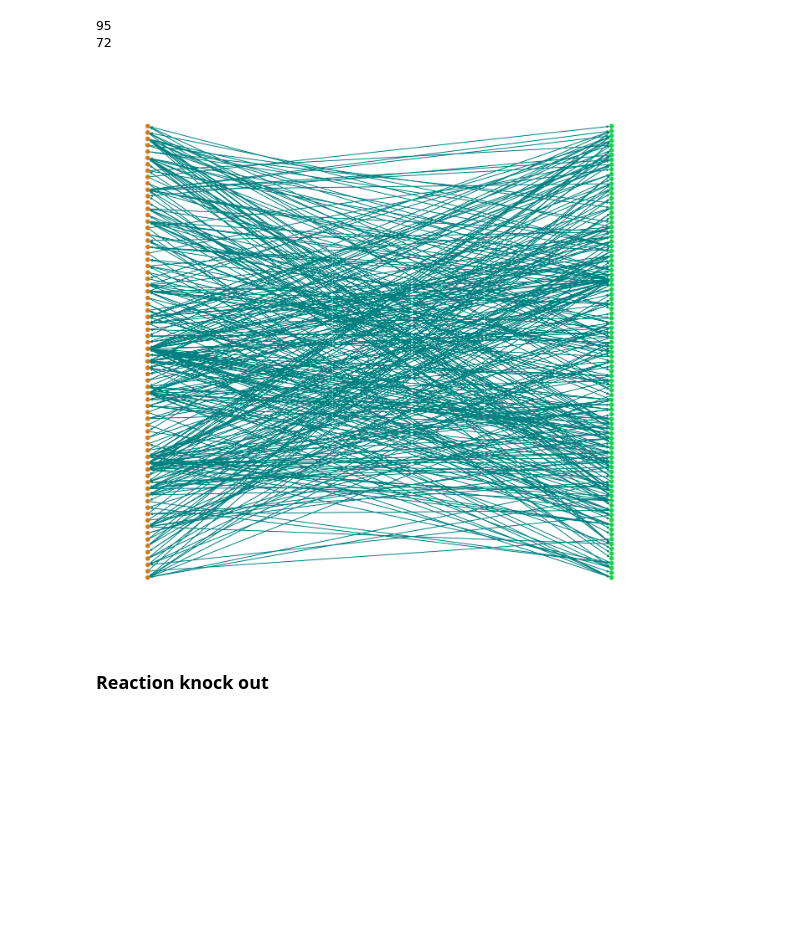
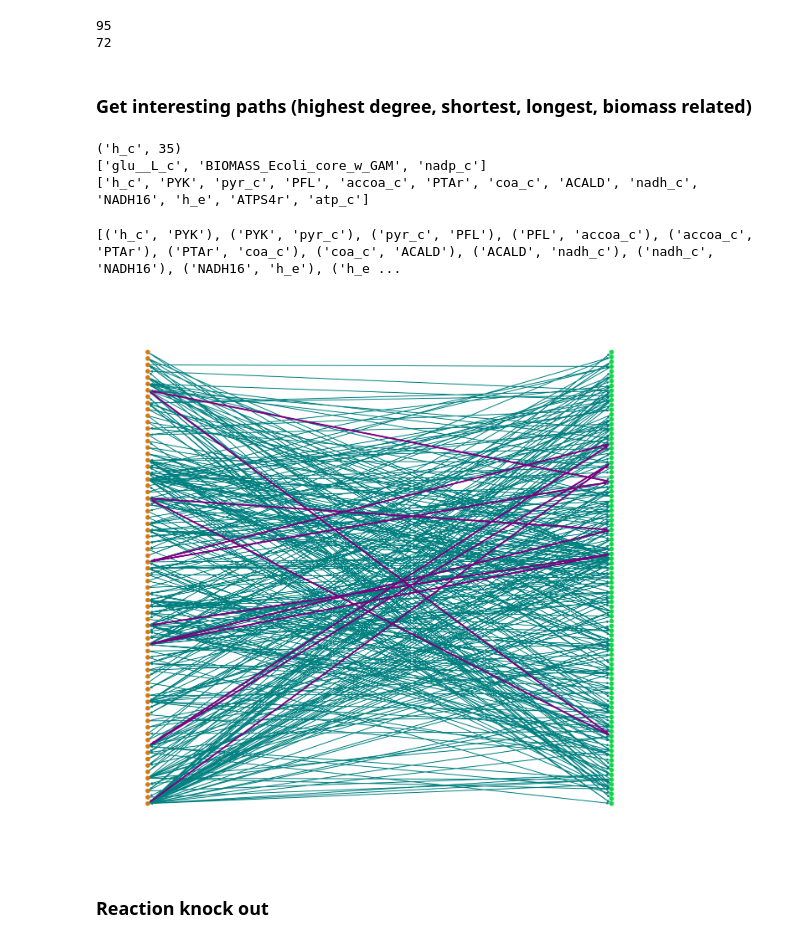
Before and after one commit to the-rich-piana/CSCI_Networks, a Jupyter notebook: Final_Project/networks_metabolism.ipynb, the cells around one changed output. Drawn from its saved outputs; the diff is of its cells as text; code cells hidden in the pictures; blank space fills up the shorter version.

Commit message:
Add path highlight, add path selection

```diff
--- a/Final_Project/networks_metabolism.ipynb
+++ b/Final_Project/networks_metabolism.ipynb
@@ -98,8 +111,43 @@ for name in rxns:
 
 #print(rxns)
 #B.add_edge('PFK', '2pg_c')
+# %% [markdown]
+<H3>Get interesting paths (highest degree, shortest, longest, biomass related) </h3>
+# %%
+#Select highest degree node in reactions and get path
+#tmodel.reactions.get_by_id("BIOMASS_Ecoli_core_w_GAM")
+max_degree = ('', 0)
+for i in B.degree():
+    if(i[0] in mbls):
+    #print(i[0])
+        if i[1] > max_degree[1]:
+            max_degree = i
+print(max_degree)
+
+biomass_path = B.in_edges('BIOMASS_Ecoli_core_w_GAM')
+#path_edges = list(zip(biomass_path,biomass_path[1:]))
+short_path = nx.shortest_path(B, source='glu__L_c', target='nadp_c')
+
+print(short_path)
+#biomass_path.append(B.out_edges('BIOMASS_Ecoli_core_w_GAM'))
+#print(short_path)
+
+#
+tmodel.reactions.get_by_id('BIOMASS_Ecoli_core_w_GAM').flux
+
+paths = nx.all_simple_paths(B, 'h_c', 'atp_c', cutoff=12)
+longest_path = []
+for i in paths:
+    if len(i) > len(longest_path):
+        longest_path = i
+    #
+print(longest_path)
+# %% [output]
+('h_c', 35)
+['glu__L_c', 'BIOMASS_Ecoli_core_w_GAM', 'nadp_c']
+['h_c', 'PYK', 'pyr_c', 'PFL', 'accoa_c', 'PTAr', 'coa_c', 'ACALD', 'nadh_c', 'NADH16', 'h_e', 'ATPS4r', 'atp_c']
 # %%
-def drawGz_circular(G,z, first_partition):
+def draw_bipartite(G,z, first_partition, input_path):
     # MODIFY THIS FUNCTION AS NEEDED
     # input  : G is a networkx graph
     #        : z is a dictionary of group labels for G's nodes
@@ -119,7 +167,13 @@ def drawGz_circular(G,z, first_partition):
         nsize  = 100
         flabel = False
 
-    nx.draw_networkx(G,edge_color='teal',with_labels=flabel,node_size=nsize,width=2,node_color=node_colors,pos = nx.bipartite_layout(G, nodes=first_partition))#pos = nx.circular_layout(G)) # draw it pretty
+    #pos = nx.draw_networkx(G,edge_color='teal',with_labels=flabel,node_size=nsize,width=2,node_color=node_colors,pos = nx.bipartite_layout(G, nodes=first_partition))#pos = nx.circular_layout(G)) # draw it pretty
+    nx.draw(G,edge_color='teal',with_labels=flabel,node_size=nsize,width=2,node_color=node_colors, pos = nx.bipartite_layout(G, nodes=first_partition))
+    pos = nx.bipartite_layout(G, nodes=first_partition)
+    path_edges = list(zip(input_path, input_path[1:]))
+    #path_edges = input_path
+    print(path_edges)
+    nx.draw_networkx_edges(G, pos=pos, edgelist=path_edges, edge_color='purple',width=4)
     limits=plt.axis('off')                                      # turn off axes
     plt.show()
 
@@ -135,12 +189,13 @@ for met in mbls:
 # %%
 #nx.draw_networkx(B, width=1)
 plt.figure(3,figsize=(24,24))
 plt.title('E. Coli Core Metabolism, Orange nodes: metabolites, Green: reactions ', color='w')
 
-drawGz_circular(B, z, mbls)
+draw_bipartite(B, z, mbls, input_path=longest_path)
 plt.show()
 # %% [output]
+[('h_c', 'PYK'), ('PYK', 'pyr_c'), ('pyr_c', 'PFL'), ('PFL', 'accoa_c'), ('accoa_c', 'PTAr'), ('PTAr', 'coa_c'), ('coa_c', 'ACALD'), ('ACALD', 'nadh_c'), ('nadh_c', 'NADH16'), ('NADH16', 'h_e'), ('h_e ...
-[figure, old version]
+[figure, new version]
 # %% [markdown]
 <H3> Reaction knock out </h3>
 # %%
```
Also changed, not shown: parts of 4 cells of this notebook, 3 other files.
